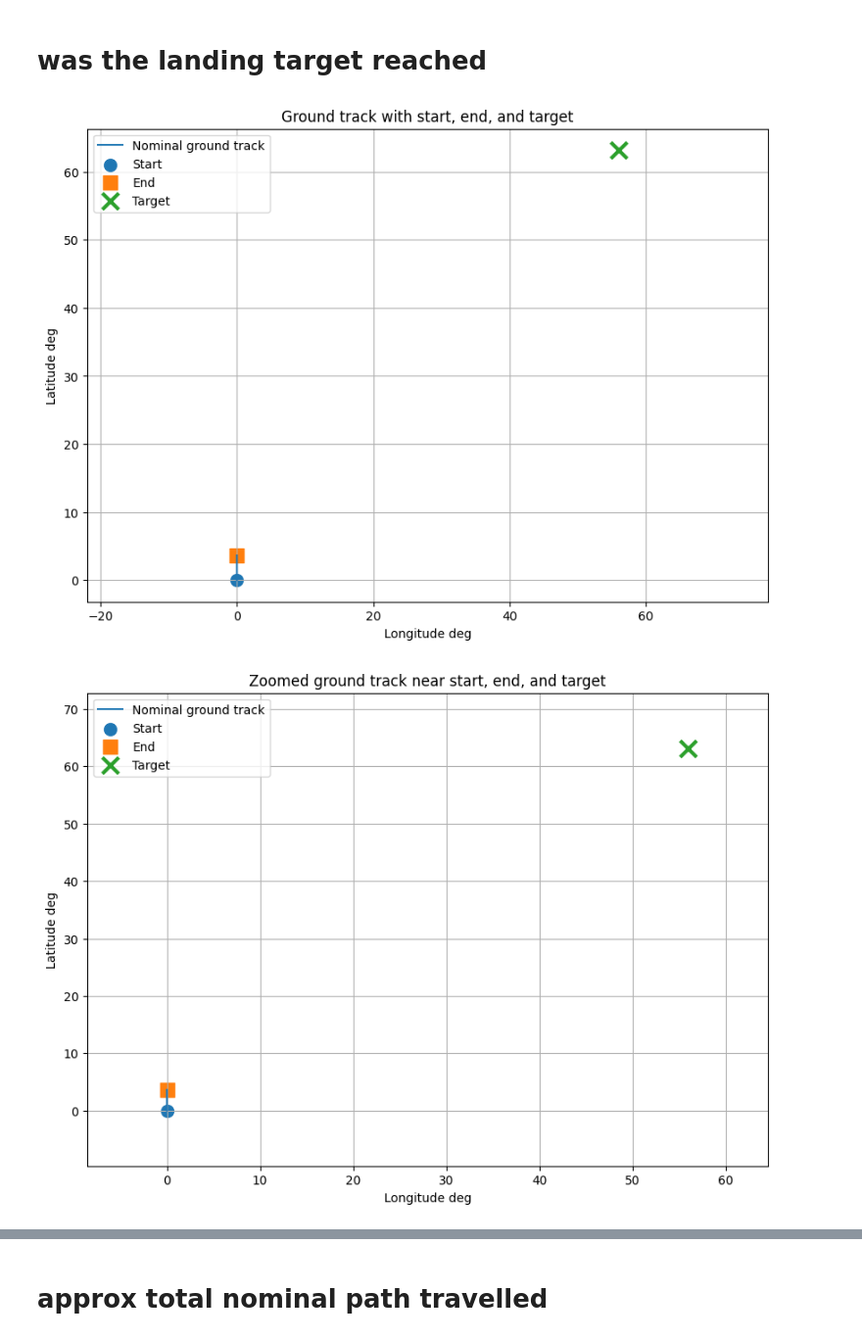
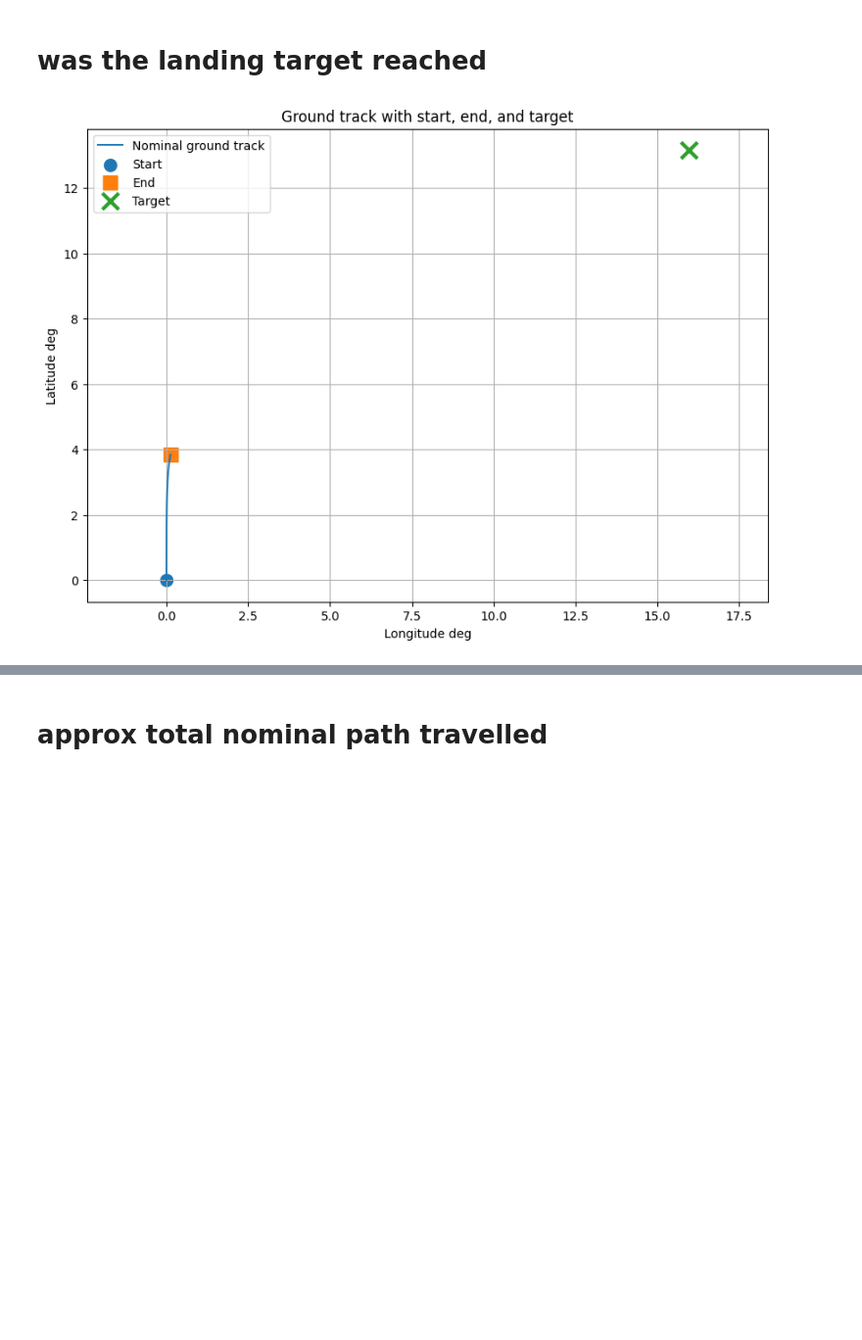
Before and after one commit to rk0604/ReEntryAI, a Jupyter notebook: StochasticEntrySim/interval_ReEntry3.ipynb, the cells around one changed output, grey strips where cells are left out. Shown at 98% size. Drawn from its saved outputs; the diff is of its cells as text; code cells hidden in the pictures; blank space fills up the shorter version.

```diff
--- a/StochasticEntrySim/interval_ReEntry3.ipynb
+++ b/StochasticEntrySim/interval_ReEntry3.ipynb
@@ -347,7 +309,7 @@ x_nominal = [
     constants.RADIUS_EARTH + 80_000.0,
     math.radians(0.0),
     math.radians(0.0),
-    7_500.0,
+    6_500.0,
     math.radians(-5.5),
     math.radians(90.0),
 ]
@@ -936,55 +1436,38 @@ lat_vals = [start_phi_deg, end_phi_deg, target_phi_deg]
 lon_pad = max(0.5, 0.15 * (max(lon_vals) - min(lon_vals) + 1.0))
 lat_pad = max(0.5, 0.15 * (max(lat_vals) - min(lat_vals) + 1.0))
 
-plt.figure(figsize=(10, 7))
-plt.plot(track_df["lam_deg"], track_df["phi_deg"], label="Nominal ground track")
-plt.scatter(start_lam_deg, start_phi_deg, s=100, marker="o", label="Start")
-plt.scatter(end_lam_deg, end_phi_deg, s=120, marker="s", label="End")
-plt.scatter(target_lam_deg, target_phi_deg, s=180, marker="x", linewidths=3, label="Target")
-
-plt.xlim(min(lon_vals) - lon_pad, max(lon_vals) + lon_pad)
-plt.ylim(min(lat_vals) - lat_pad, max(lat_vals) + lat_pad)
-
-plt.xlabel("Longitude deg")
-plt.ylabel("Latitude deg")
-plt.title("Zoomed ground track near start, end, and target")
-plt.legend()
-plt.grid(True)
-plt.show()
-
 # Print a compact landing style summary
 print("Start latitude deg", start_phi_deg)
 print("Start longitude deg", start_lam_deg)
 print("End latitude deg", end_phi_deg)
 print("End longitude deg", end_lam_deg)
 print("Target latitude deg", target_phi_deg)
 print("Target longitude deg", target_lam_deg)
 print("North error m", north_error_m)
 print("East error m", east_error_m)
 print("Planar ground error m", ground_error_m)
 print("Great circle surface error m", great_circle_error_m)
 
 # Tabular summary
 landing_summary_df = pd.DataFrame(
     [
         {
             "start_lat_deg": start_phi_deg,
             "start_lon_deg": start_lam_deg,
             "end_lat_deg": end_phi_deg,
             "end_lon_deg": end_lam_deg,
             "target_lat_deg": target_phi_deg,
             "target_lon_deg": target_lam_deg,
             "north_error_m": north_error_m,
             "east_error_m": east_error_m,
             "planar_ground_error_m": ground_error_m,
             "great_circle_error_m": great_circle_error_m,
         }
     ]
 )
 
 landing_summary_df
 # %% [output]
-[figure, old version]
+[figure, new version]
-[figure, removed]
 Start latitude deg 0.0
 Start longitude deg 0.0
```
Also changed, not shown: parts of 47 cells of this notebook, 12 other files.
